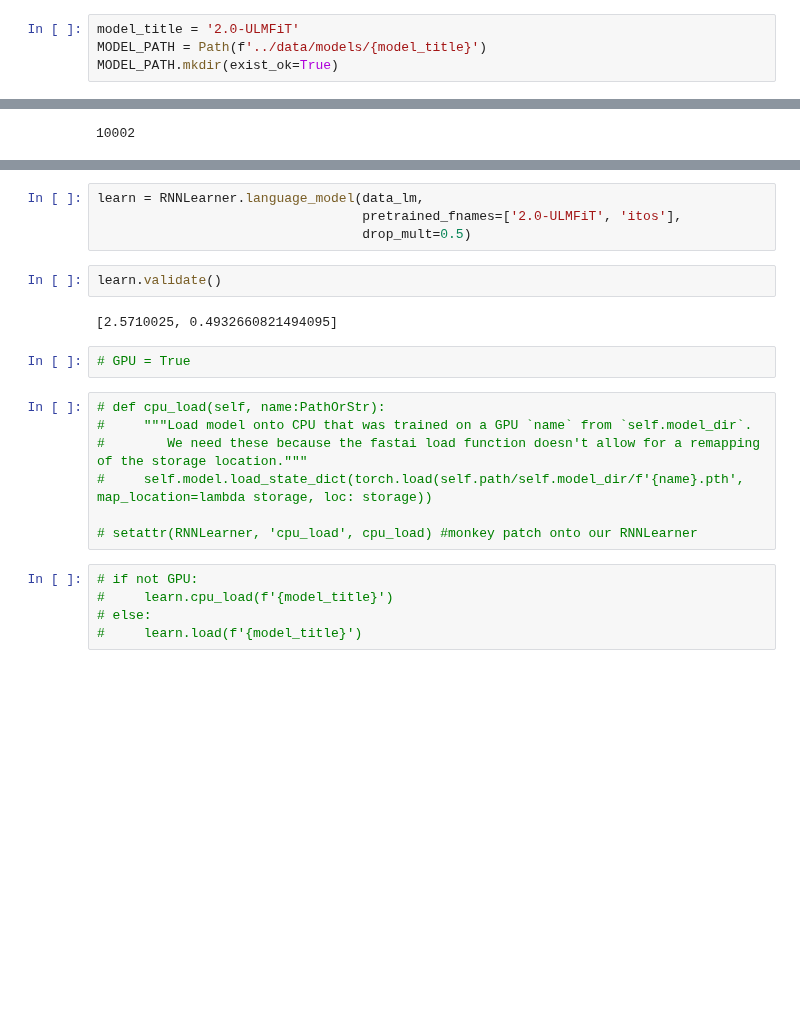
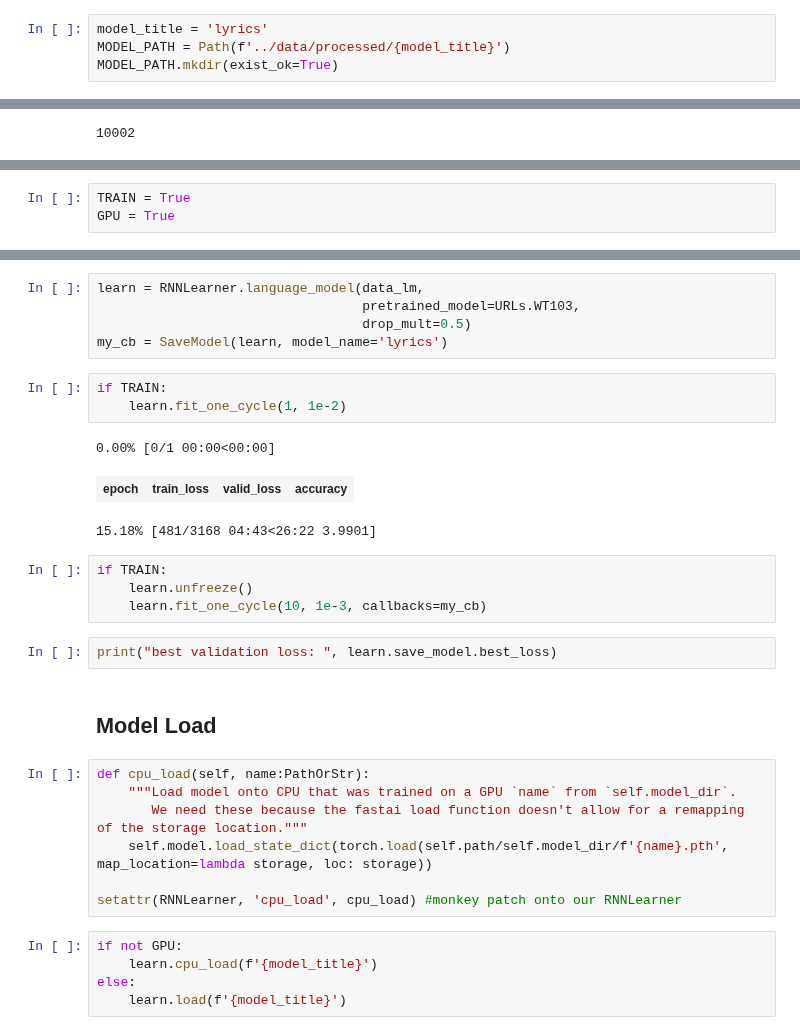
Before and after one commit to jrosenfeld13/capstone-deep-lyrics, a Jupyter notebook: notebooks/2.1-ULMFiT.ipynb, the cells around one changed output, grey strips where cells are left out. Drawn from its saved outputs; the diff is of its cells as text; blank space fills up the shorter version.

Commit message:
ULMFiT 2.1 Notebook

```diff
--- a/notebooks/2.1-ULMFiT.ipynb
+++ b/notebooks/2.1-ULMFiT.ipynb
@@ -11,4 +16,4 @@ from fastai.text import *
 # %%
-model_title = '2.0-ULMFiT'
-MODEL_PATH = Path(f'../data/models/{model_title}')
+model_title = 'lyrics'
+MODEL_PATH = Path(f'../data/processed/{model_title}')
 MODEL_PATH.mkdir(exist_ok=True)
@@ -60,0 +30,3 @@ torch.Size([95, 128]) torch.Size([12160])
+# %%
+TRAIN = True
+GPU = True
@@ -61,22 +55,32 @@ torch.Size([95, 128]) torch.Size([12160])
 # %%
 learn = RNNLearner.language_model(data_lm,
-                                  pretrained_fnames=['2.0-ULMFiT', 'itos'],
+                                  pretrained_model=URLs.WT103,
                                   drop_mult=0.5)
+my_cb = SaveModel(learn, model_name='lyrics')
-# %%
-learn.validate()
-# %% [output]
-[2.5710025, 0.4932660821494095]
-# %%
-# GPU = True
+# %%
+if TRAIN:
+    learn.fit_one_cycle(1, 1e-2)
+# %% [output]
+0.00% [0/1 00:00<00:00]
+| epoch | train_loss | valid_loss | accuracy |
+15.18% [481/3168 04:43<26:22 3.9901]
+# %%
+if TRAIN:
+    learn.unfreeze()
+    learn.fit_one_cycle(10, 1e-3, callbacks=my_cb)
+# %%
+print("best validation loss: ", learn.save_model.best_loss)
+# %% [markdown]
+## Model Load
 # %%
-# def cpu_load(self, name:PathOrStr):
-#     """Load model onto CPU that was trained on a GPU `name` from `self.model_dir`.
-#        We need these because the fastai load function doesn't allow for a remapping of the storage location."""
-#     self.model.load_state_dict(torch.load(self.path/self.model_dir/f'{name}.pth', map_location=lambda storage, loc: storage))
+def cpu_load(self, name:PathOrStr):
+    """Load model onto CPU that was trained on a GPU `name` from `self.model_dir`.
+       We need these because the fastai load function doesn't allow for a remapping of the storage location."""
+    self.model.load_state_dict(torch.load(self.path/self.model_dir/f'{name}.pth', map_location=lambda storage, loc: storage))
 
-# setattr(RNNLearner, 'cpu_load', cpu_load) #monkey patch onto our RNNLearner
+setattr(RNNLearner, 'cpu_load', cpu_load) #monkey patch onto our RNNLearner
 # %%
-# if not GPU:
-#     learn.cpu_load(f'{model_title}')
-# else:
-#     learn.load(f'{model_title}')
+if not GPU:
+    learn.cpu_load(f'{model_title}')
+else:
+    learn.load(f'{model_title}')
```
Also changed, not shown: parts of 12 cells of this notebook, 1 other file.
